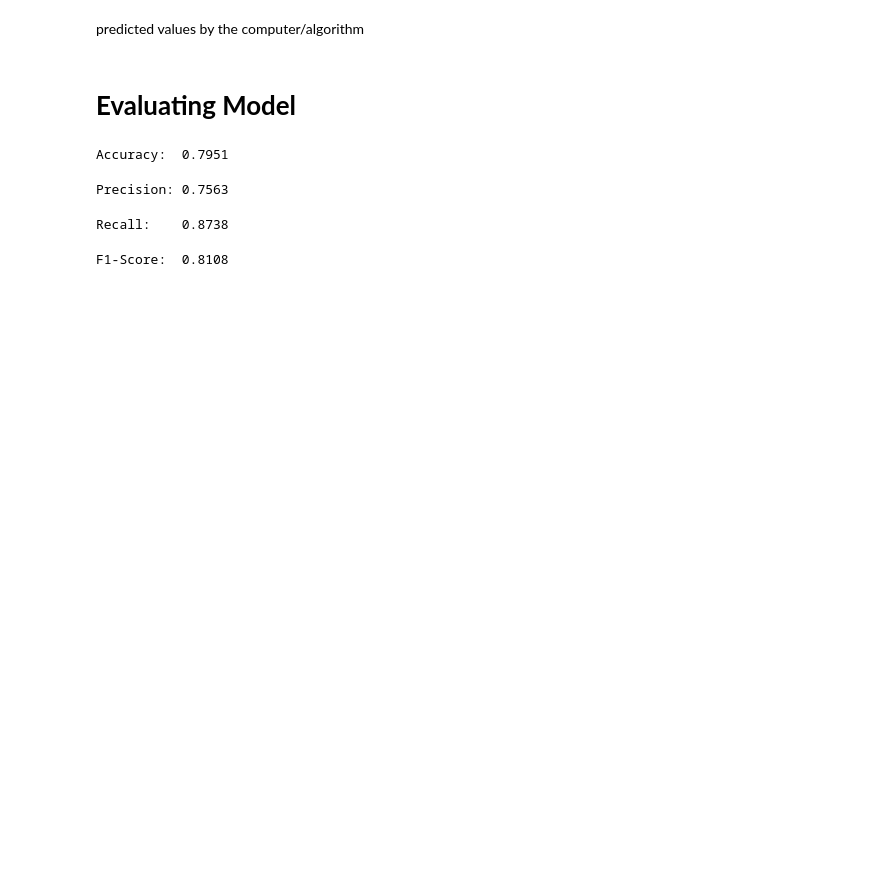
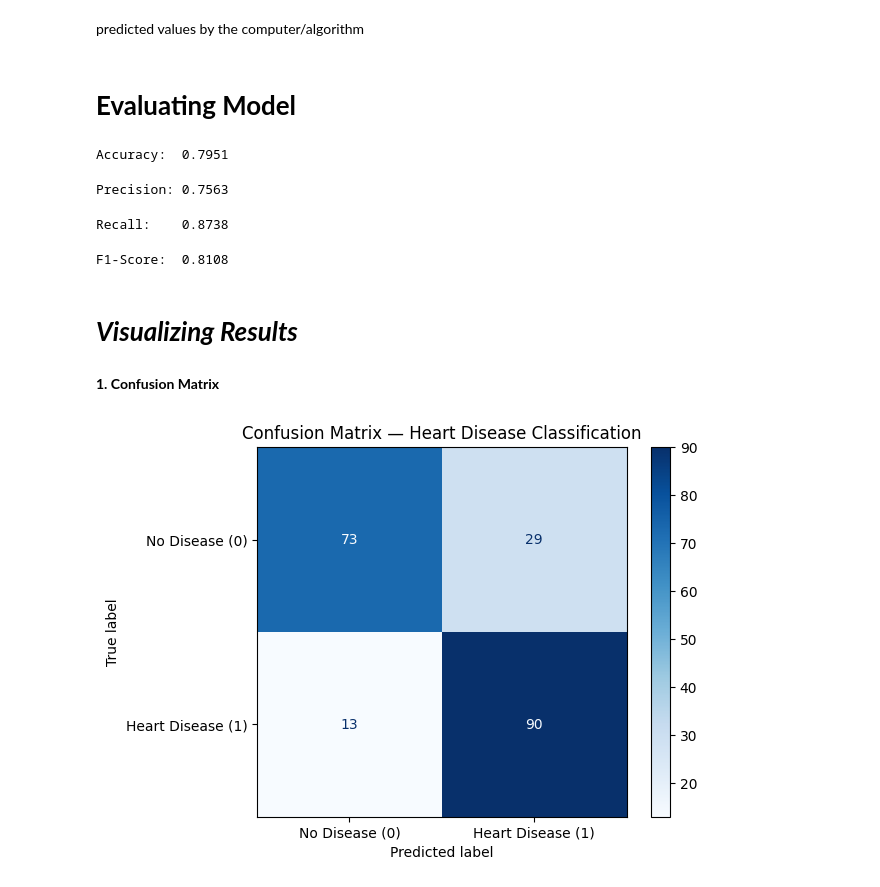
Before and after one commit to j2-408am/ML.Experiment.Portfolio-YAMSUAN, a Jupyter notebook: Exercise 2 – Classification Task/ex-2-classifying-heart-disease.ipynb, the cells around one changed output. Drawn from its saved outputs; the diff is of its cells as text; code cells hidden in the pictures; blank space fills up the shorter version.

Commit message:
Added graphs to visualize data for analysis

```diff
--- a/Exercise 2 – Classification Task/ex-2-classifying-heart-disease.ipynb
+++ b/Exercise 2 – Classification Task/ex-2-classifying-heart-disease.ipynb
@@ -214,3 +214,15 @@ f1 = f1_score(y_test, y_pred)
 print(f"F1-Score:  {f1:.4f}")
 # %% [output]
 F1-Score:  0.8108
+# %% [markdown]
+# ***Visualizing Results***
+# %% [markdown]
+**1. Confusion Matrix**
+# %%
+cm = confusion_matrix(y_test, y_pred)
+disp = ConfusionMatrixDisplay(confusion_matrix=cm, display_labels=['No Disease (0)', 'Heart Disease (1)'])
+disp.plot(cmap='Blues')
+plt.title("Confusion Matrix — Heart Disease Classification")
+plt.show()
+# %% [output]
+[figure, added]
```
Also changed, not shown: parts of 4 cells of this notebook.
